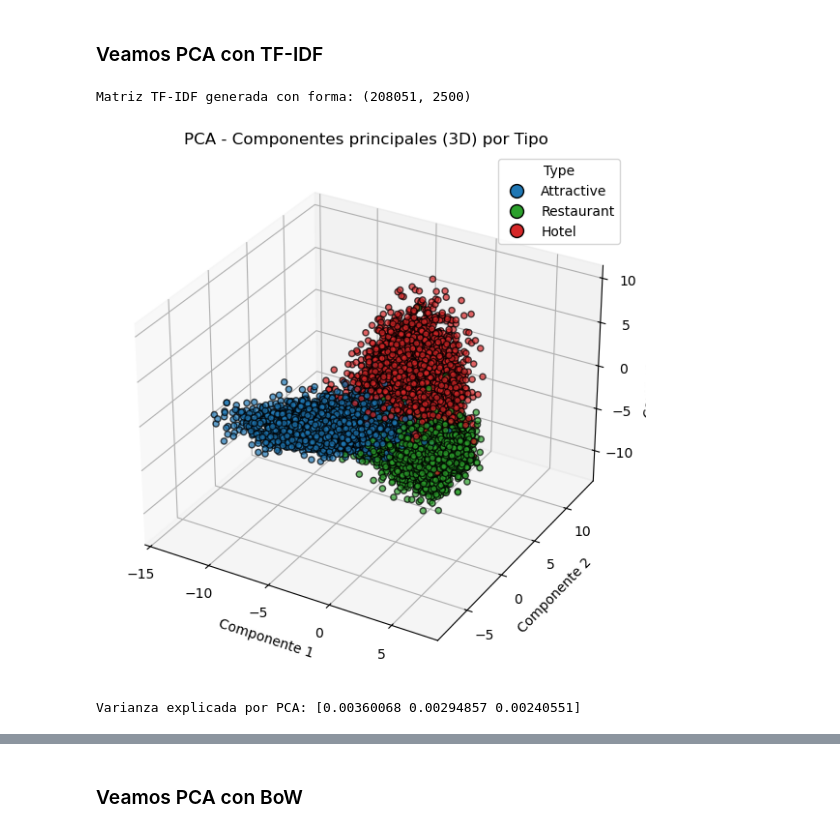
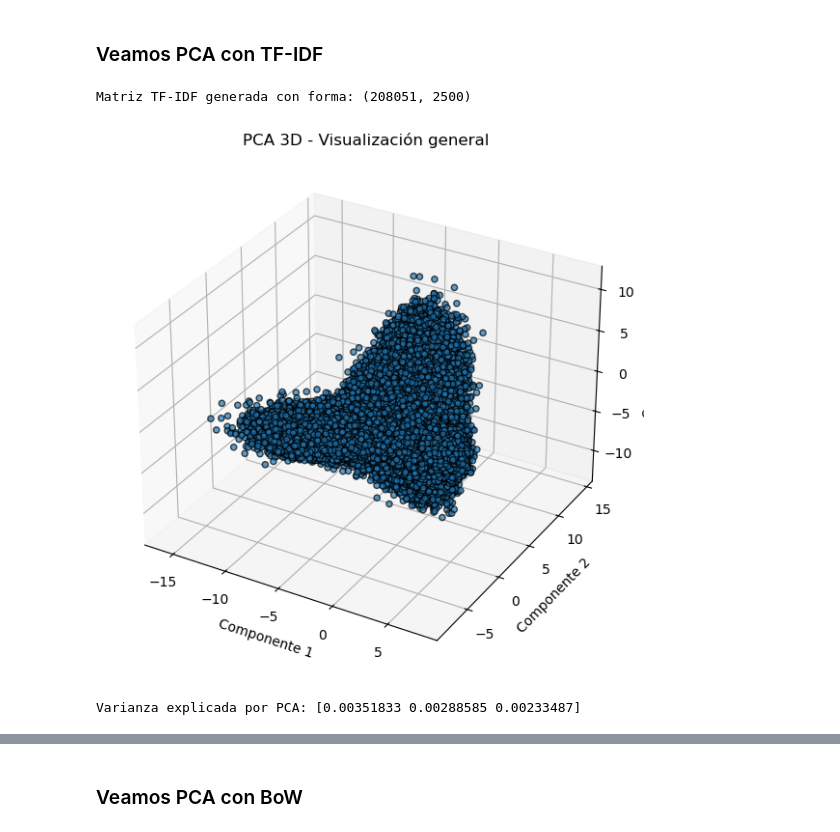
Before and after one commit to Gustavo-HA/REST-MEX-2025, a Jupyter notebook: notebooks/Explorar_Rest-Mex_Uziel.ipynb, the cells around one changed output, grey strips where cells are left out. Saved outputs shown, nothing was run; the diff lists cells and outputs as text; code cells hidden in the pictures.

```diff
--- a/notebooks/Explorar_Rest-Mex_Uziel.ipynb
+++ b/notebooks/Explorar_Rest-Mex_Uziel.ipynb
@@ -296,8 +441,10 @@ def aplicar_PCA_por_tipo(X_tfidf, Data):
 ### Veamos PCA con TF-IDF
 # %%
 X_tfidf, vectorizer = Representacion_TF_IDF(Data)
-aplicar_PCA_por_tipo(X_tfidf, Data)
 # %% [output]
 Matriz TF-IDF generada con forma: (208051, 2500)
-[figure, removed]
-Varianza explicada por PCA: [0.00360068 0.00294857 0.00240551]
+# %%
+visualizar_PCA_3D(X_tfidf, sample_frac=1)
+# %% [output]
+[figure, added]
+Varianza explicada por PCA: [0.00351833 0.00288585 0.00233487]
```
Also changed, not shown: parts of 41 cells of this notebook.
